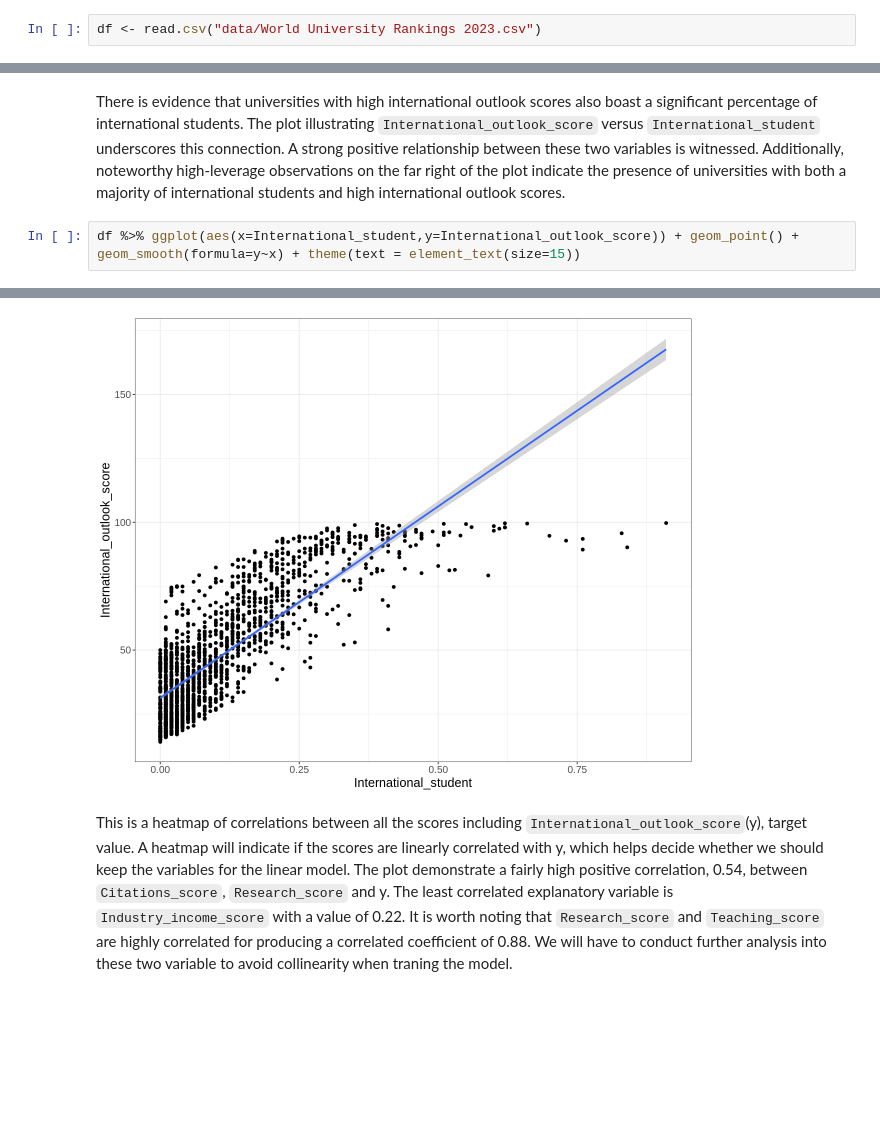
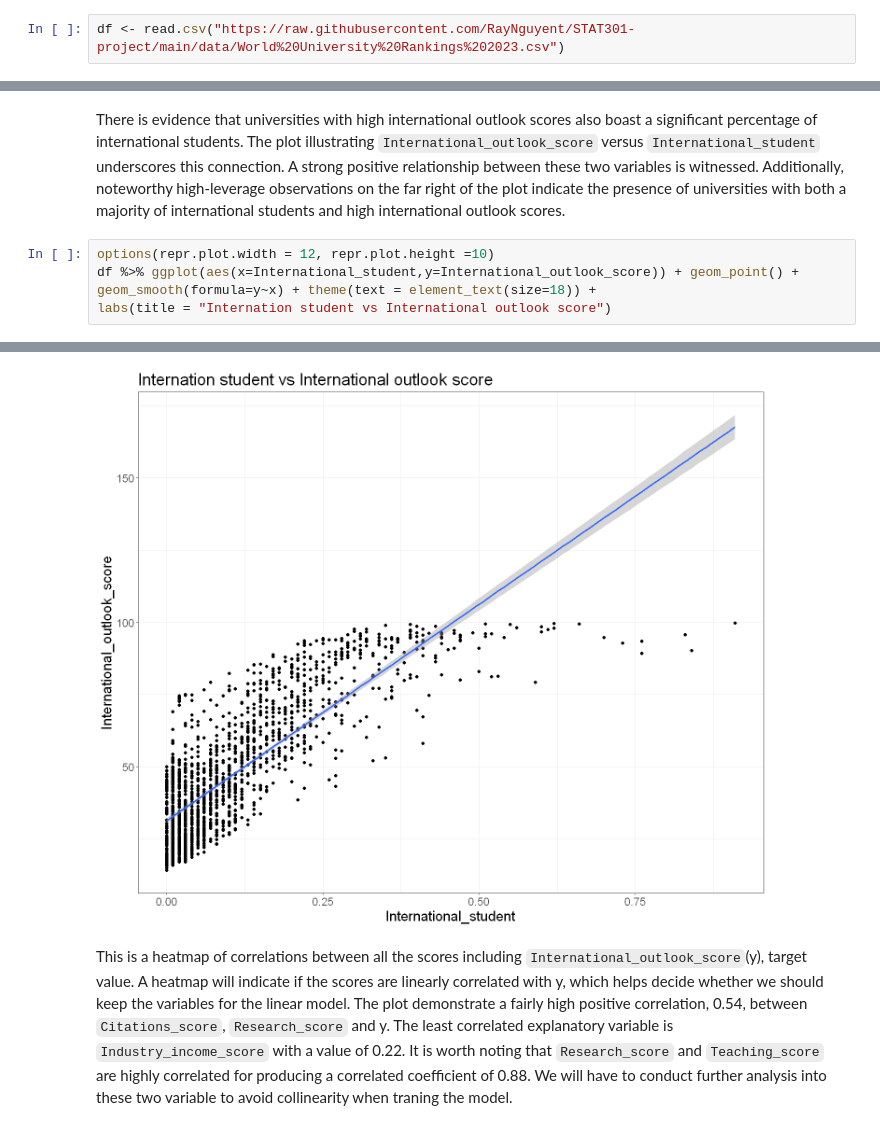
Before and after one commit to RayNguyent/STAT301-project, a Jupyter notebook: EDA.ipynb, the cells around one changed output, grey strips where cells are left out. Saved outputs shown, nothing was run; the diff lists cells and outputs as text; blank space fills up the shorter version.

```diff
--- a/EDA.ipynb
+++ b/EDA.ipynb
@@ -55,7 +59,7 @@ Loading required package: viridisLite
 # %% [markdown]
 Next, I will use read.csv() to read the dataset, and head() to get a first view of the dataset.
 # %%
-df <- read.csv("data/World University Rankings 2023.csv")
+df <- read.csv("https://raw.githubusercontent.com/RayNguyent/STAT301-project/main/data/World%20University%20Rankings%202023.csv")
 # %%
 head(df)
 # %% [output]
@@ -182,6 +170,8 @@ Warning message:
 # %% [markdown]
 There is evidence that universities with high international outlook scores also boast a significant percentage of international students. The plot illustrating `International_outlook_score` versus `International_student` underscores this connection. A strong positive relationship between these two variables is witnessed. Additionally, noteworthy high-leverage observations on the far right of the plot indicate the presence of universities with both a majority of international students and high international outlook scores.
 # %%
-df %>% ggplot(aes(x=International_student,y=International_outlook_score)) + geom_point() + geom_smooth(formula=y~x) + theme(text = element_text(size=15))
+options(repr.plot.width = 12, repr.plot.height =10)
+df %>% ggplot(aes(x=International_student,y=International_outlook_score)) + geom_point() + geom_smooth(formula=y~x) + theme(text = element_text(size=18)) +
+labs(title = "Internation student vs International outlook score")
 # %% [output]
 `geom_smooth()` using method = 'gam'
@@ -192,4 +178,4 @@ Warning message:
-[figure, old version]
+[figure, new version]
 # %% [markdown]
 This is a heatmap of correlations between all the scores including `International_outlook_score`(y), target value. A heatmap will indicate if the scores are linearly correlated with y, which helps decide whether we should keep the variables for the linear model. The plot demonstrate a fairly high positive correlation, 0.54, between `Citations_score`, `Research_score` and y. The least correlated explanatory variable is `Industry_income_score` with a value of 0.22. It is worth noting that `Research_score` and `Teaching_score` are highly correlated for producing a correlated coefficient of 0.88. We will have to conduct further analysis into these two variable to avoid collinearity when traning the model.
 # %%
```
Also changed, not shown: parts of 12 cells of this notebook.
